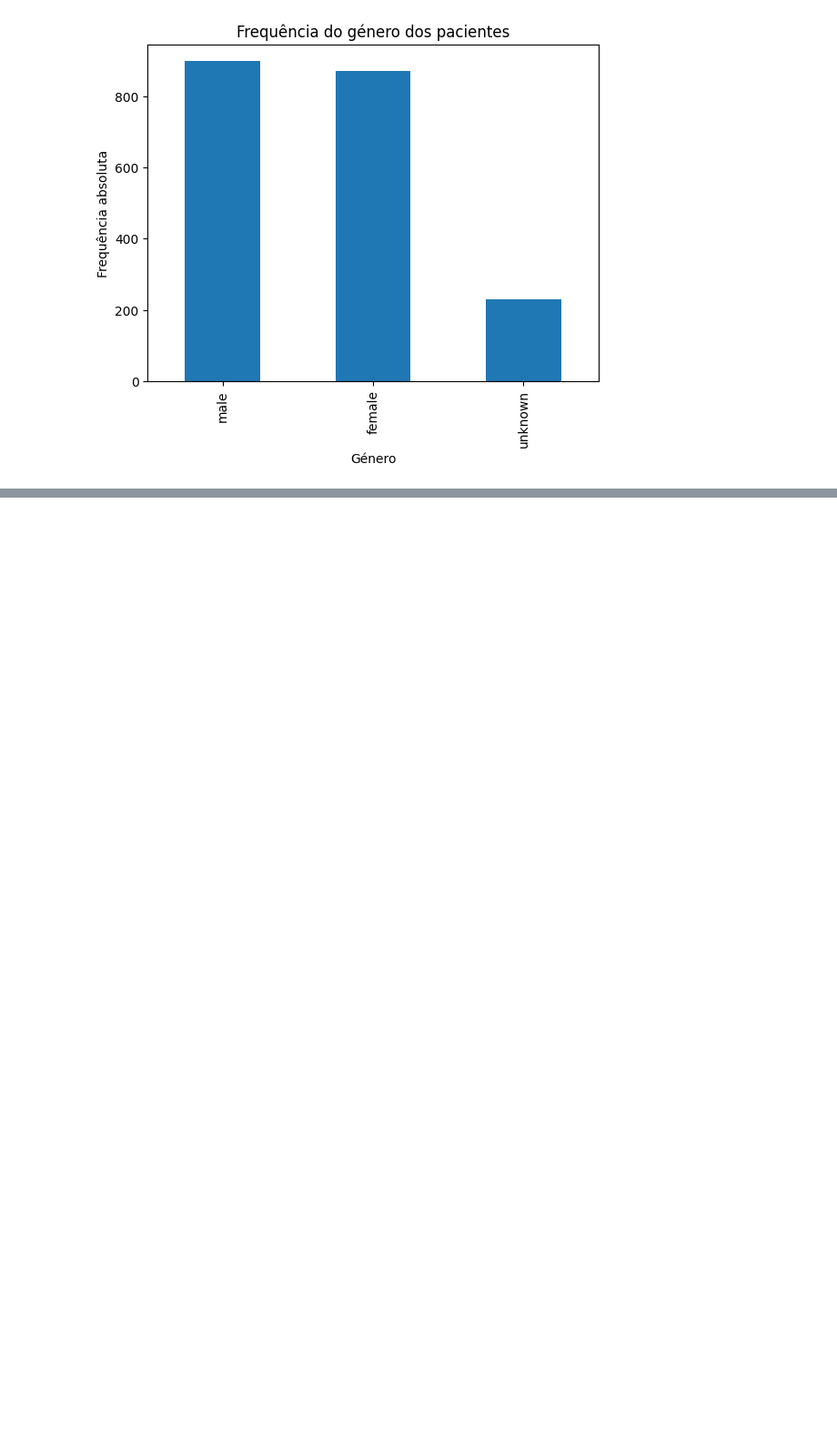
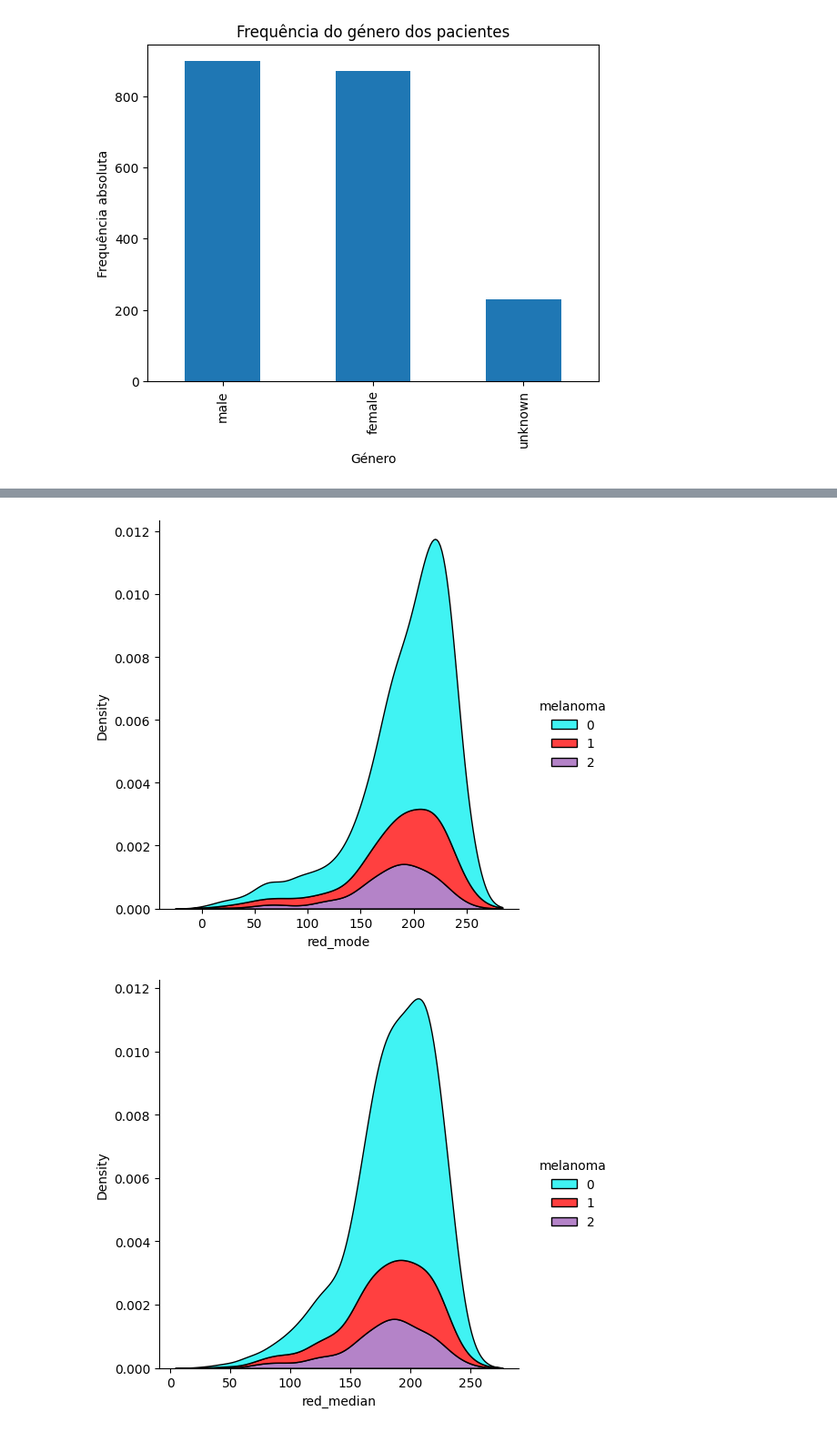
Before and after one commit to ricmonteiro/meley, a Jupyter notebook: eda/eda_2.ipynb, the cells around one changed output, grey strips where cells are left out. Shown at 91% size. Saved outputs shown, nothing was run; the diff lists cells and outputs as text; code cells hidden in the pictures; blank space fills up the shorter version.

```diff
--- a/eda/eda_2.ipynb
+++ b/eda/eda_2.ipynb
@@ -202,0 +257,10 @@ fig.savefig('../plots/patient_sex_barplot.png',bbox_inches='tight')
+# %%
+col_feat = ['red_mode', 'red_median', 'red_iqr']
+for col in col_feat:
+    a = sns.displot(data=data, x=col, hue="melanoma", multiple="stack", kind='kde', palette=["#00f0f0", "#ff0000","#9b59b6"]);
+    sns.color_palette("tab10")
+    a.set_titles(col)
+    a.savefig('../plots/'+col+'.png')
+# %% [output]
+[figure, added]
+[figure, added]
```
Also changed, not shown: parts of 6 cells of this notebook, 32 other files.
